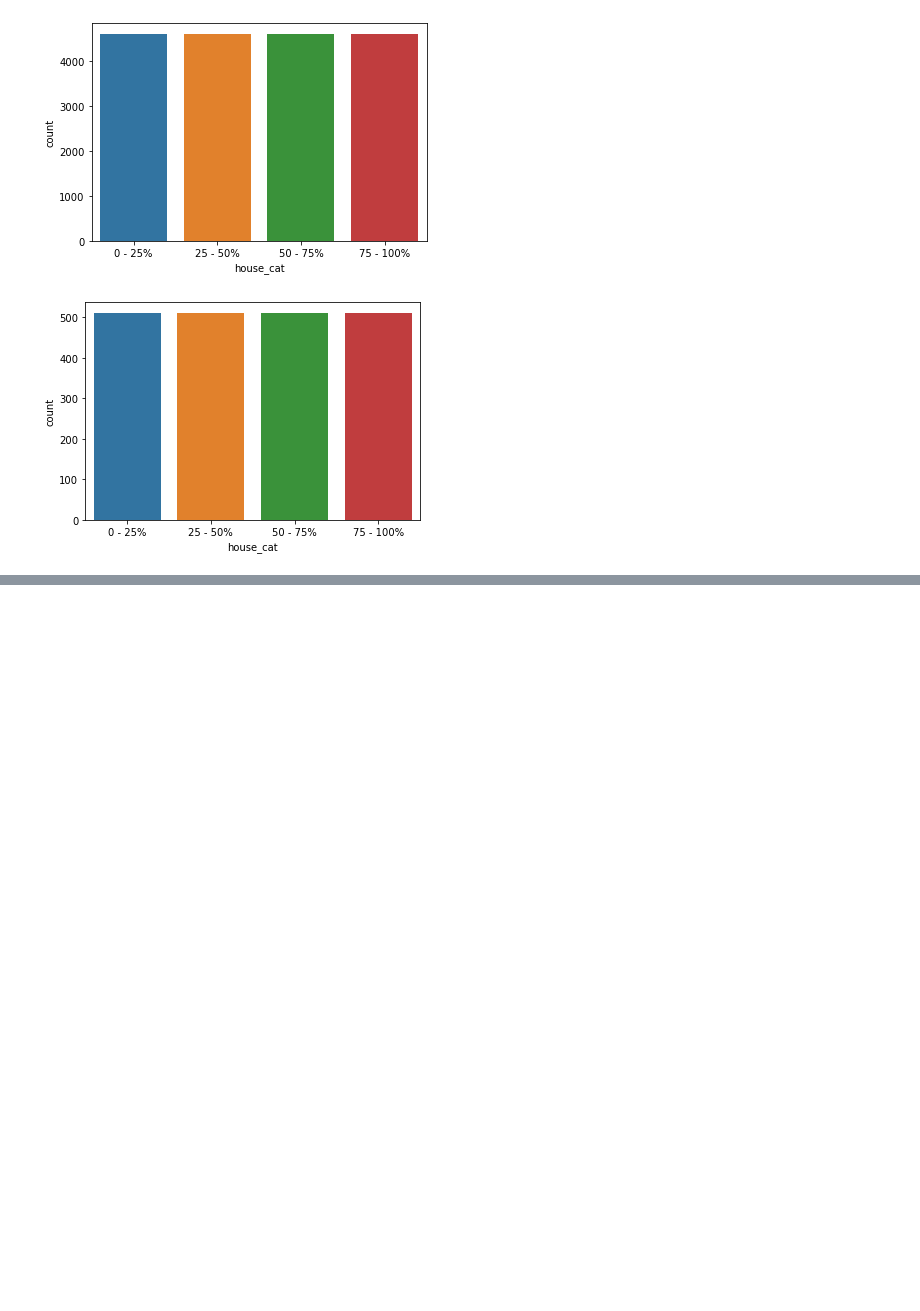
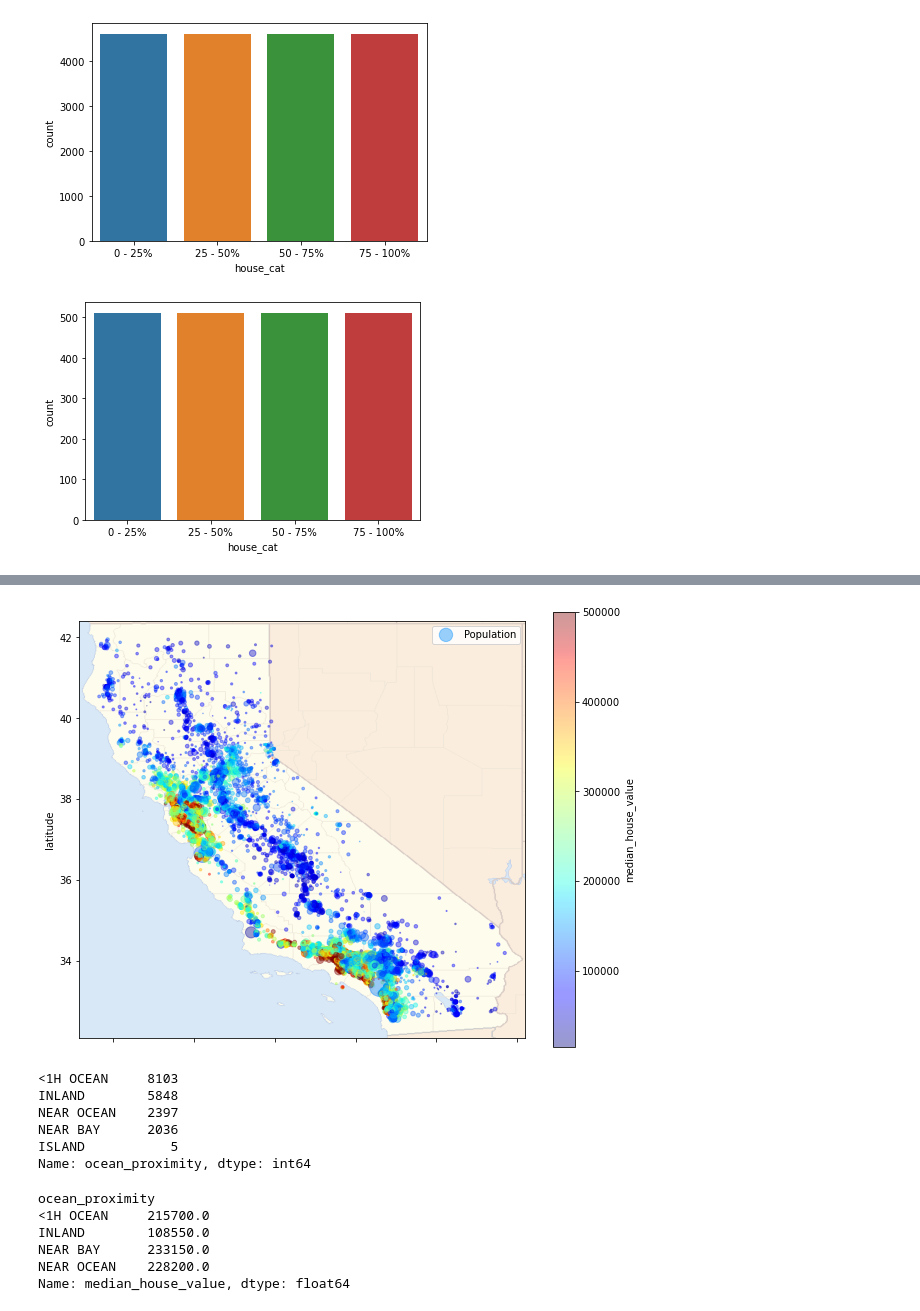
Before and after one commit to sengsei/ml-house-price, a Jupyter notebook: house_price_ki_model.ipynb, the cells around one changed output, grey strips where cells are left out. Drawn from its saved outputs; the diff is of its cells as text; code cells hidden in the pictures; blank space fills up the shorter version.

```diff
--- a/house_price_ki_model.ipynb
+++ b/house_price_ki_model.ipynb
@@ -12,6 +12,7 @@ from sklearn.linear_model import LinearRegression
 from sklearn import metrics
 # %%
 FILE_PATH = "data/housing.csv"
+CALIFORNIA_PATH = "images/california.png"
 # %%
 df = pd.read_csv(FILE_PATH)
 df.head()
@@ -129,0 +138,25 @@ df_train.plot(kind="scatter", x="longitude", y="latitude", figsize=(12,8));
+# %%
+from helper_functions import plot_df_on_california
+plot_df_on_california(df_train, CALIFORNIA_PATH)
+# %% [output]
+[figure, added]
+# %%
+ocean_proximity_value_counts = df_train["ocean_proximity"].value_counts()
+ocean_proximity_value_counts
+# %% [output]
+<1H OCEAN     8103
+INLAND        5848
+NEAR OCEAN    2397
+NEAR BAY      2036
+ISLAND           5
+Name: ocean_proximity, dtype: int64
+# %%
+median_house_values_by_proximity = df_train.groupby("ocean_proximity")["median_house_value"].median()
+median_house_values_by_proximity
+# %% [output]
+ocean_proximity
+<1H OCEAN     215700.0
+INLAND        108550.0
+NEAR BAY      233150.0
+NEAR OCEAN    228200.0
+Name: median_house_value, dtype: float64
```
Also changed, not shown: parts of 13 cells of this notebook.
